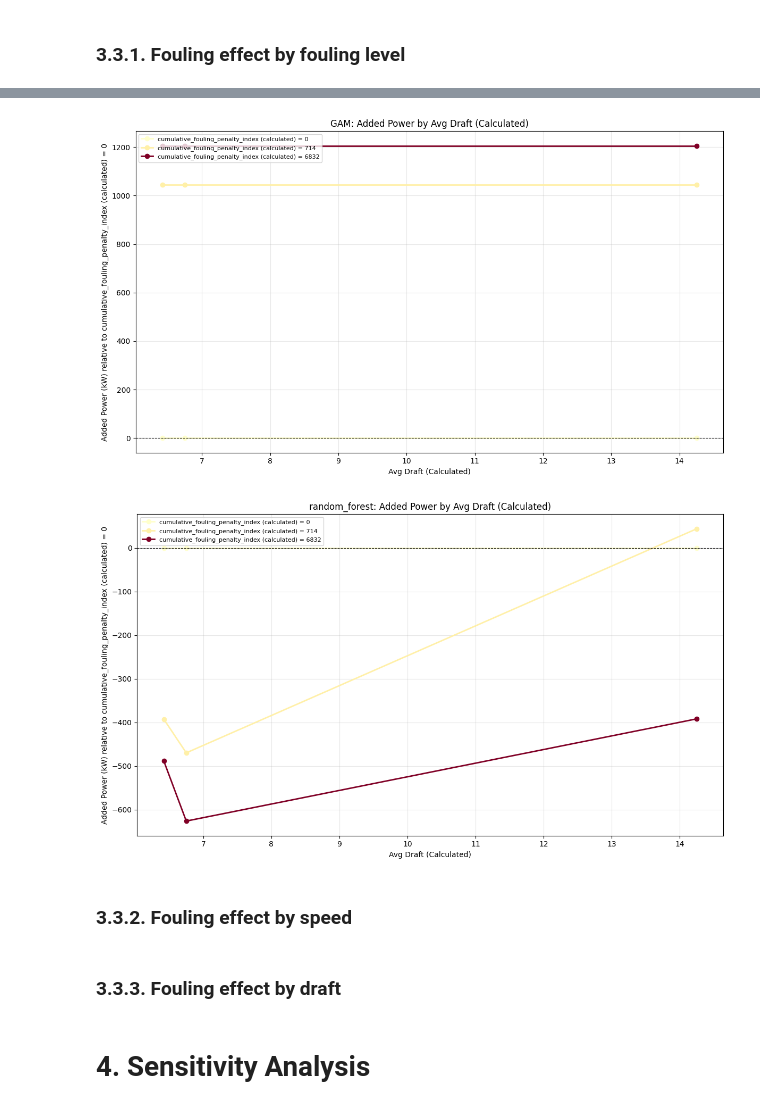
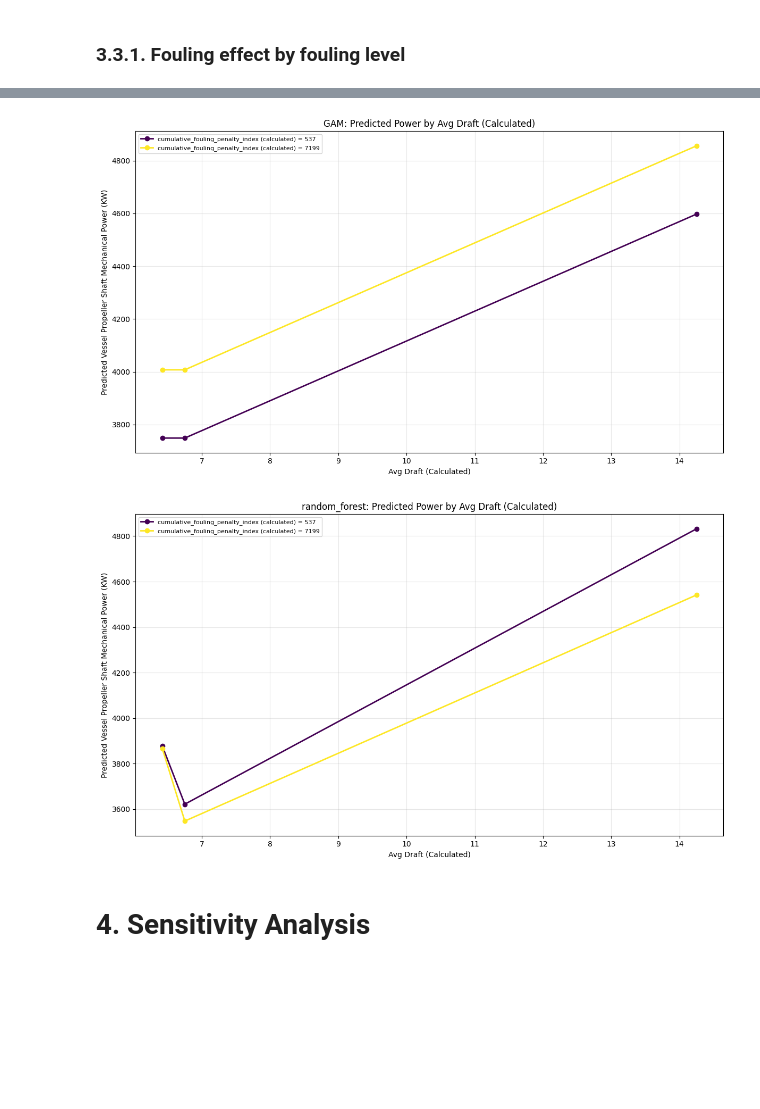
Before and after one commit to AugustBjerg/Master-s-thesis, a Jupyter notebook: code/modelling/notebooks/evaluation.ipynb, the cells around one changed output, grey strips where cells are left out. Cells and saved outputs as stored; diff of their text form; code cells hidden in the pictures; blank space fills up the shorter version.

Commit message:
WIP - model specs

```diff
--- a/code/modelling/notebooks/evaluation.ipynb
+++ b/code/modelling/notebooks/evaluation.ipynb
@@ -110,5 +103,0 @@ There is no function for concurvity in PyGam, but here 3 different approximation
-# %%
-feature_cols = model_pipelines_incl_foul['GAM'].named_steps['preprocessor']\
-                                     .transformers_[0][2]
-
-print("Feature columns used in the GAM model:", feature_cols)
@@ -138,10 +103,0 @@ NOTE: this likely under-reports concurvity. Combine with inspection of confidenc
-# %%
-vif = pd.DataFrame({
-    'Feature': feature_cols,
-    'VIF': [variance_inflation_factor(X_train_df.values, i)
-            for i in range(X_train_df.shape[1])]
-}).sort_values('VIF', ascending=False).reset_index(drop=True)
-
-# Flag problematic features
-vif['Status'] = vif['VIF'].apply(lambda x: '⚠️ High' if x > 5 else '✅ OK')
-print(vif.to_string(index=False))
@@ -1009,8 +954,8 @@ def plot_controlled_var_predictions(
 
     Two-variable case:
         One plot **per model**. X-axis = second variable (e.g. speed),
-        Y-axis = added power relative to the lowest fouling level.
-        One line per fouling quantile bin, coloured from clean → fouled.
+        Y-axis = predicted shaft power (kW).
+        One line per fouling quantile, coloured from clean → fouled.
 
     Parameters
     ----------
@@ -1063,35 +1008,25 @@ def plot_controlled_var_predictions(
         fouling_indices = (np.array(fouling_quantiles) * (len(all_fouling) - 1)).astype(int)
         selected_fouling = [all_fouling[i] for i in fouling_indices]
 
-        # Baseline: always the absolute minimum fouling in the dataset,
-        # not the lowest *selected* quantile.
-        baseline_fouling = all_fouling[0]
-
-        cmap = plt.cm.YlOrRd
+        cmap = plt.cm.viridis
         norm = plt.Normalize(vmin=min(selected_fouling), vmax=max(selected_fouling))
 
         for pred_col in pred_cols:
             model_name = pred_col.replace("_pred", "")
             fig, ax = plt.subplots(figsize=figsize)
 
-            # Get baseline predictions (at minimum fouling) per second-var value
-            baseline_df = df[df[controlled_var_name] == baseline_fouling].set_index(second_controlled_var_name)
-
             for fouling_val in selected_fouling:
                 sub = df[df[controlled_var_name] == fouling_val].sort_values(second_controlled_var_name)
                 x_vals = sub[second_controlled_var_name].values
-                # Added power = prediction at this fouling − prediction at baseline fouling
-                baseline_preds = baseline_df.loc[x_vals, pred_col].values
-                added_power = sub[pred_col].values - baseline_preds
+                y_vals = sub[pred_col].values
 
                 color = cmap(norm(fouling_val))
-                ax.plot(x_vals, added_power, marker="o", linewidth=2, color=color,
+                ax.plot(x_vals, y_vals, marker="o", linewidth=2, color=color,
                         label=f"{controlled_var_name} = {fouling_val:.0f}")
 
-            ax.axhline(0, color="black", linestyle="--", linewidth=0.8)
             ax.set_xlabel(second_controlled_var_name)
-            ax.set_ylabel(f"Added Power (kW) relative to {controlled_var_name} = {baseline_fouling:.0f}")
-            ax.set_title(f"{model_name}: Added Power by {second_controlled_var_name}")
+            ax.set_ylabel(f"Predicted {TARGET_VARIABLE}")
+            ax.set_title(f"{model_name}: Predicted Power by {second_controlled_var_name}")
             ax.legend(fontsize=8, loc="upper left")
             ax.grid(alpha=0.3)
             plt.tight_layout()
@@ -1116,20 +1051,16 @@ plot_controlled_var_predictions(
 # %%
 # Fouling × Draft — one plot per model, lines at fouling quantiles
 drafts_to_test = [6.42, 6.75, 14.25]
 
 plot_controlled_var_predictions(
     fouling_draft_path,
     pipelines_excl_ridge,
     second_controlled_var_name="Avg Draft (Calculated)",
     second_controlled_var_values=drafts_to_test,
-    fouling_quantiles=[0, 0.1, 0.9],
+    fouling_quantiles=[0.05, 0.95],
 )
 # %% [output]
-[figure, old version]
+[figure, new version]
-[figure, old version]
+[figure, new version]
-# %% [markdown]
-### 3.3.2. Fouling effect by speed
-# %% [markdown]
-### 3.3.3. Fouling effect by draft
 # %% [markdown]
 # 4. Sensitivity Analysis
```
Also changed, not shown: parts of 24 cells of this notebook.
